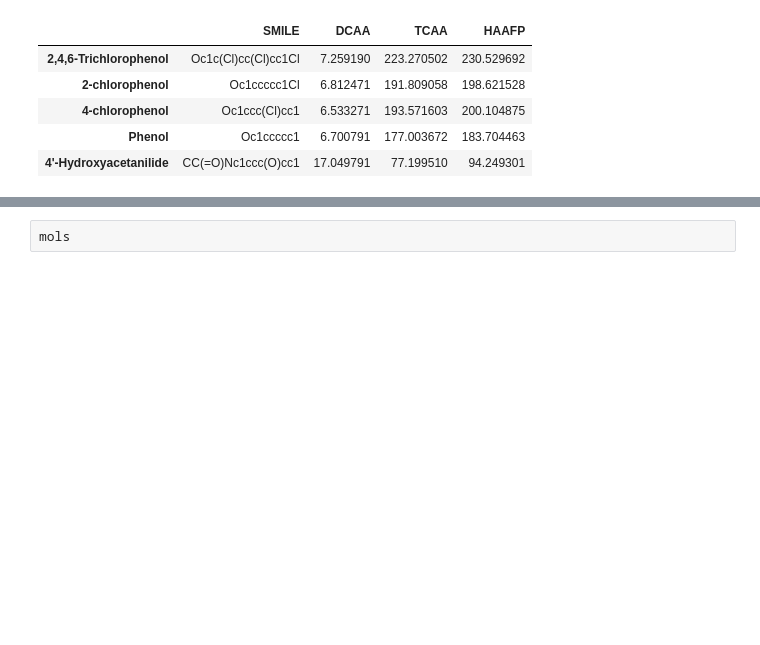
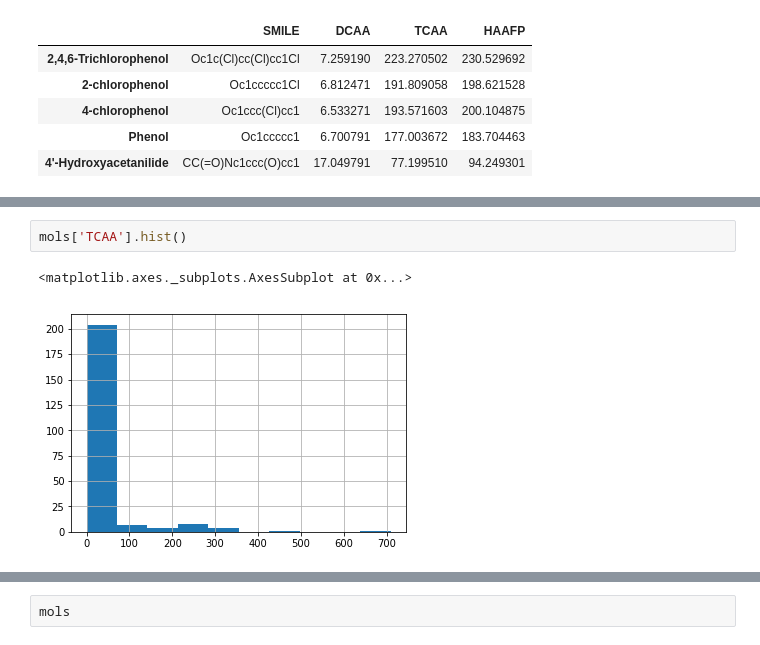
Before and after one commit to ycremar/ChemML, a Jupyter notebook: machine learning attempts.ipynb, the cells around one changed output, grey strips where cells are left out. Drawn from its saved outputs; the diff is of its cells as text; blank space fills up the shorter version.

```diff
--- a/machine learning attempts.ipynb
+++ b/machine learning attempts.ipynb
@@ -18,0 +24,5 @@ mols.head()
+# %%
+mols['TCAA'].hist()
+# %% [output]
+<matplotlib.axes._subplots.AxesSubplot at 0x...>
+[figure, added]
```
Also changed, not shown: parts of 10 cells of this notebook.
